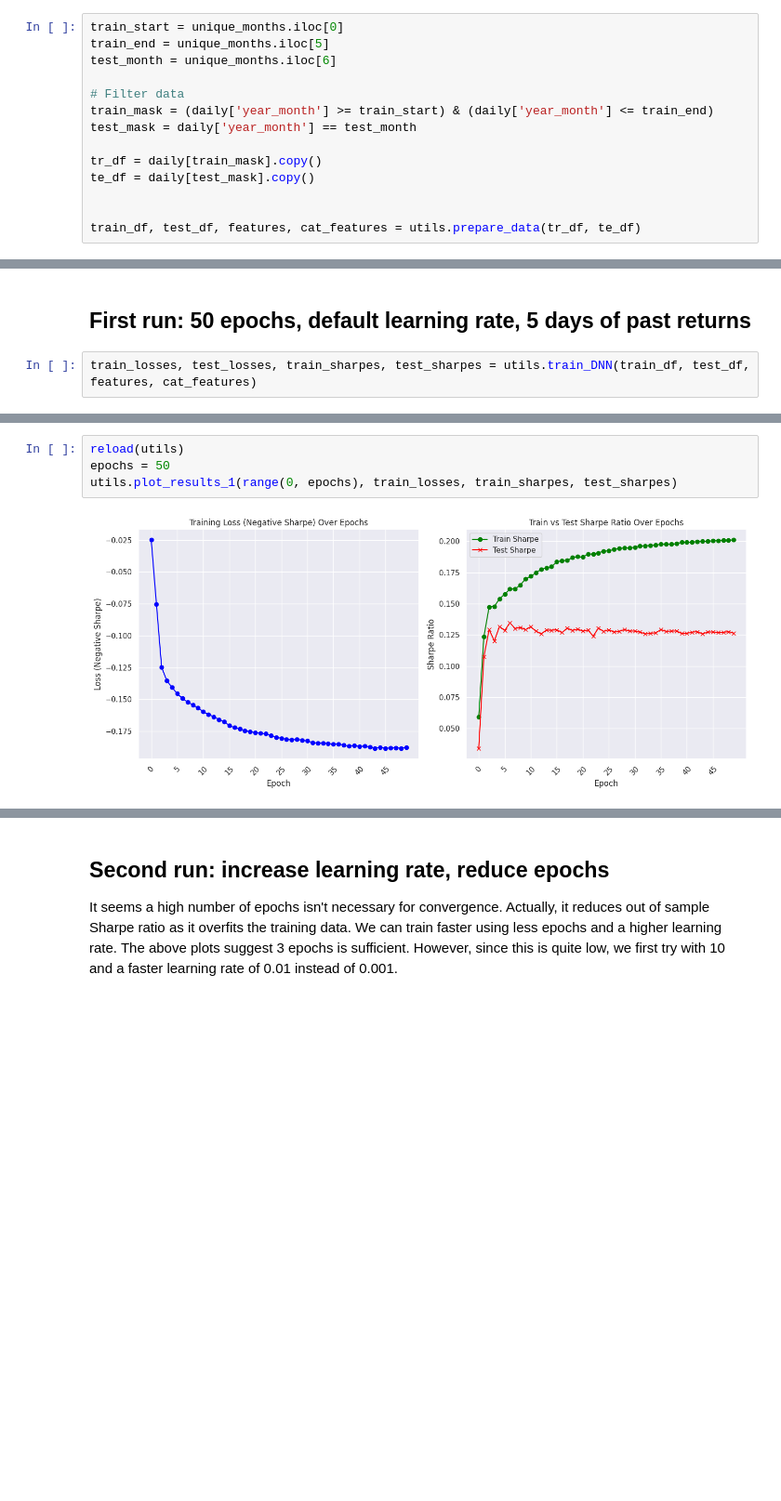
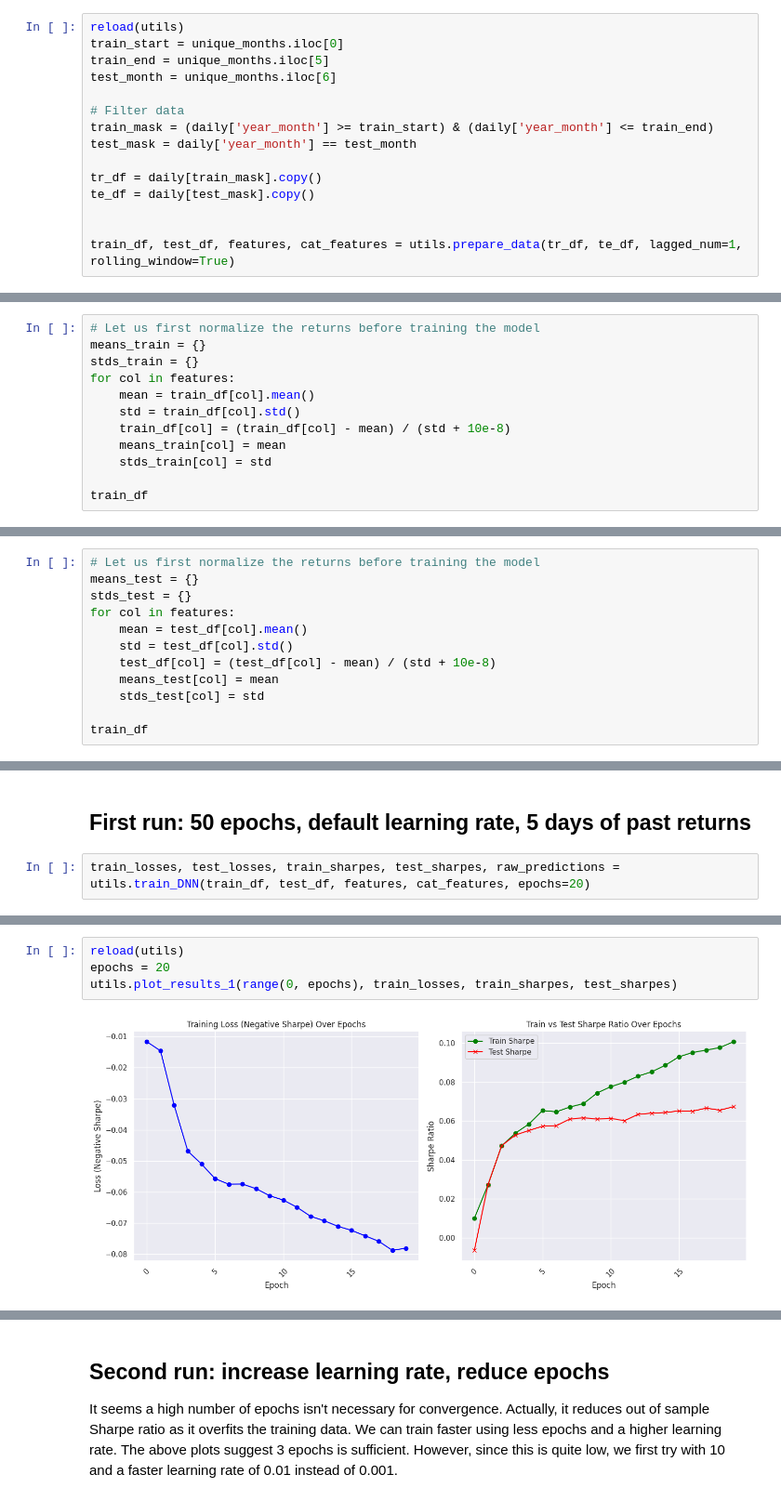
Before and after one commit to mirkorado/ML-Project, a Jupyter notebook: Tune_DNN_Params.ipynb, the cells around one changed output, grey strips where cells are left out. Shown at 93% size. Cells and saved outputs as stored; diff of their text form; blank space fills up the shorter version.

```diff
--- a/Tune_DNN_Params.ipynb
+++ b/Tune_DNN_Params.ipynb
@@ -65,6 +102,7 @@ unique_months
 1930059    2000-12
 Name: year_month, dtype: period[M]
 # %%
+reload(utils)
 train_start = unique_months.iloc[0]
 train_end = unique_months.iloc[5]
 test_month = unique_months.iloc[6]
@@ -77,4 +115,4 @@ tr_df = daily[train_mask].copy()
 te_df = daily[test_mask].copy()
 
 
-train_df, test_df, features, cat_features = utils.prepare_data(tr_df, te_df)
+train_df, test_df, features, cat_features = utils.prepare_data(tr_df, te_df, lagged_num=1, rolling_window=True)
@@ -112,0 +153,12 @@ test_df
+# %%
+# Let us first normalize the returns before training the model
+means_train = {}
+stds_train = {}
+for col in features:
+    mean = train_df[col].mean()
+    std = train_df[col].std()
+    train_df[col] = (train_df[col] - mean) / (std + 10e-8)
+    means_train[col] = mean
+    stds_train[col] = std
+
+train_df
@@ -112,0 +179,12 @@ test_df
+# %%
+# Let us first normalize the returns before training the model
+means_test = {}
+stds_test = {}
+for col in features:
+    mean = test_df[col].mean()
+    std = test_df[col].std()
+    test_df[col] = (test_df[col] - mean) / (std + 10e-8)
+    means_test[col] = mean
+    stds_test[col] = std
+
+train_df
@@ -113,6 +205,6 @@ test_df
 # %% [markdown]
 ## First run: 50 epochs, default learning rate, 5 days of past returns
 # %%
-train_losses, test_losses, train_sharpes, test_sharpes = utils.train_DNN(train_df, test_df, features, cat_features)
+train_losses, test_losses, train_sharpes, test_sharpes, raw_predictions = utils.train_DNN(train_df, test_df, features, cat_features, epochs=20)
 # %% [output]
 Starting training with 435 train batches, 41 test batches
@@ -126,9 +217,9 @@ Training completed! Best test Sharpe ratio: 0.1347
 # %%
 reload(utils)
-epochs = 50
+epochs = 20
 utils.plot_results_1(range(0, epochs), train_losses, train_sharpes, test_sharpes)
 # %% [output]
-[figure, old version]
+[figure, new version]
 # %%
 utils.plot_train_vs_test(range(0, epochs), train_losses, test_losses)
 # %% [output]
```
Also changed, not shown: parts of 33 cells of this notebook, 2 other files.
